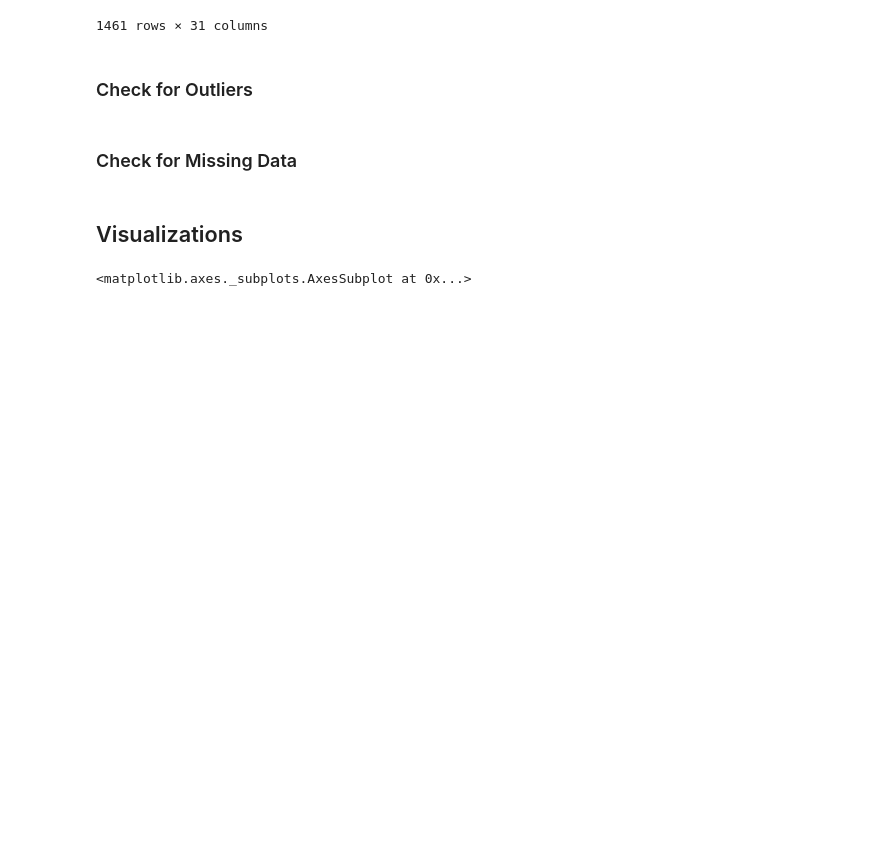
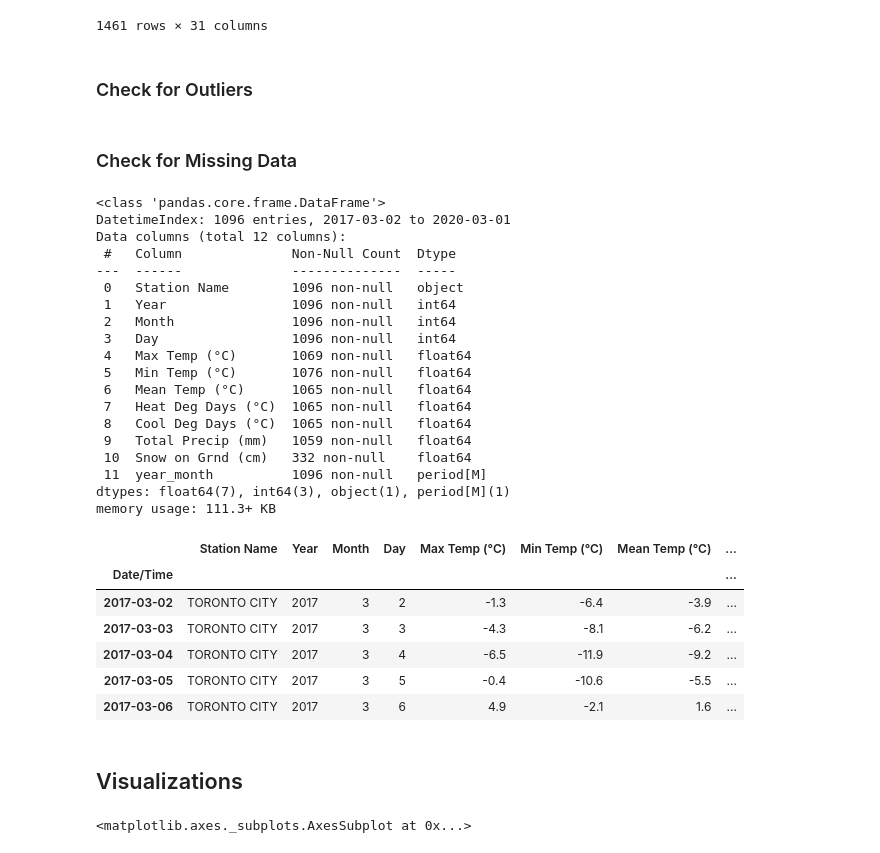
Before and after one commit to VernonNaidoo-Toronto/SCS3250-Group-2-Final-Project, a Jupyter notebook: Weather.ipynb, the cells around one changed output. Cells and saved outputs as stored; diff of their text form; code cells hidden in the pictures; blank space fills up the shorter version.

```diff
--- a/Weather.ipynb
+++ b/Weather.ipynb
@@ -168,6 +184,82 @@ weather
 ### Check for Outliers
 # %% [markdown]
 ### Check for Missing Data
+# %%
+weather = weather[(weather.index > '2017-03') & (weather.index <= '2020-03')] #extracting March 2017 to March 2020 data
+weather["Mean Temp Flag"].unique()
+weather = weather.drop(["Longitude (x)",
+                        "Latitude (y)",
+                        "Climate ID",
+                        "Data Quality",
+                        "Spd of Max Gust (km/h)",
+                        "Spd of Max Gust Flag",
+                        "Dir of Max Gust (10s deg)",
+                        "Dir of Max Gust Flag",
+                        "Total Rain Flag",
+                        "Total Snow Flag",
+                       "Total Rain (mm)",
+                       "Total Snow (cm)",
+                        "Max Temp Flag",
+                        "Mean Temp Flag",
+                        "Min Temp Flag",
+                        "Snow on Grnd Flag",
+                        "Total Precip Flag",
+                        "Heat Deg Days Flag",
+                        "Cool Deg Days Flag"],
+                       axis = 1)
+
+#unique values for the flags:
+# M = missing, E = estimated
+#Max Temp Flag = nan, M, E
+#Mean Temp Flag = nan, M, E
+#Min Temp Flag = nan, M, E
+#Total Snow Flag = M, E
+#Snow on Grnd Flag = T, nan
+#Flags simly mean missing (M), estimated (E), or not filled in (NaN) - we can remove them and just keep temp and prec data
+# heat deg days = Heating degree-days for a given day are the number of degrees Celsius that the mean temperature is below 18 °C, if temp > 18, this will be 0
+# cool deg days = Cooling degree-days for a given day are the number of degrees Celsius that the mean temperature is above 18 °C, if temp < 18, this will be 0
+#these can be used to distinguish between rain and snow?
+#missing values for max temp, min temp, mean temp, total precipitation
+
+weather.info()
+
+
+weather['Max Temp (°C)'] = weather['Max Temp (°C)'].interpolate(method='slinear').interpolate(method='linear')
+weather['Mean Temp (°C)'] = weather['Mean Temp (°C)'].interpolate(method='slinear').interpolate(method='linear')
+weather['Min Temp (°C)'] = weather['Min Temp (°C)'].interpolate(method='slinear').interpolate(method='linear')
+weather['Heat Deg Days (°C)'] = weather['Heat Deg Days (°C)'].interpolate(method='slinear').interpolate(method='linear')
+weather['Cool Deg Days (°C)'] = weather['Cool Deg Days (°C)'].interpolate(method='slinear').interpolate(method='linear')
+weather['Total Precip (mm)'] = weather['Total Precip (mm)'].interpolate(method='slinear').interpolate(method='linear')
+
+
+weather.head()
+# %% [output]
+<class 'pandas.core.frame.DataFrame'>
+DatetimeIndex: 1096 entries, 2017-03-02 to 2020-03-01
+Data columns (total 12 columns):
+ #   Column              Non-Null Count  Dtype
+---  ------              --------------  -----
+ 0   Station Name        1096 non-null   object
+ 1   Year                1096 non-null   int64
+ 2   Month               1096 non-null   int64
+ 3   Day                 1096 non-null   int64
+ 4   Max Temp (°C)       1069 non-null   float64
+ 5   Min Temp (°C)       1076 non-null   float64
+ 6   Mean Temp (°C)      1065 non-null   float64
+ 7   Heat Deg Days (°C)  1065 non-null   float64
+ 8   Cool Deg Days (°C)  1065 non-null   float64
+ 9   Total Precip (mm)   1059 non-null   float64
+ 10  Snow on Grnd (cm)   332 non-null    float64
+ 11  year_month          1096 non-null   period[M]
+dtypes: float64(7), int64(3), object(1), period[M](1)
+memory usage: 111.3+ KB
+|  | Station Name | Year | Month | Day | Max Temp (°C) | Min Temp (°C) | Mean Temp (°C) | ... |
+| Date/Time |  |  |  |  |  |  |  | ... |
+| 2017-03-02 | TORONTO CITY | 2017 | 3 | 2 | -1.3 | -6.4 | -3.9 | ... |
+| 2017-03-03 | TORONTO CITY | 2017 | 3 | 3 | -4.3 | -8.1 | -6.2 | ... |
+| 2017-03-04 | TORONTO CITY | 2017 | 3 | 4 | -6.5 | -11.9 | -9.2 | ... |
+| 2017-03-05 | TORONTO CITY | 2017 | 3 | 5 | -0.4 | -10.6 | -5.5 | ... |
+| 2017-03-06 | TORONTO CITY | 2017 | 3 | 6 | 4.9 | -2.1 | 1.6 | ... |
 # %% [markdown]
 ## Visualizations
 # %%
```
Also changed, not shown: parts of 6 cells of this notebook.
